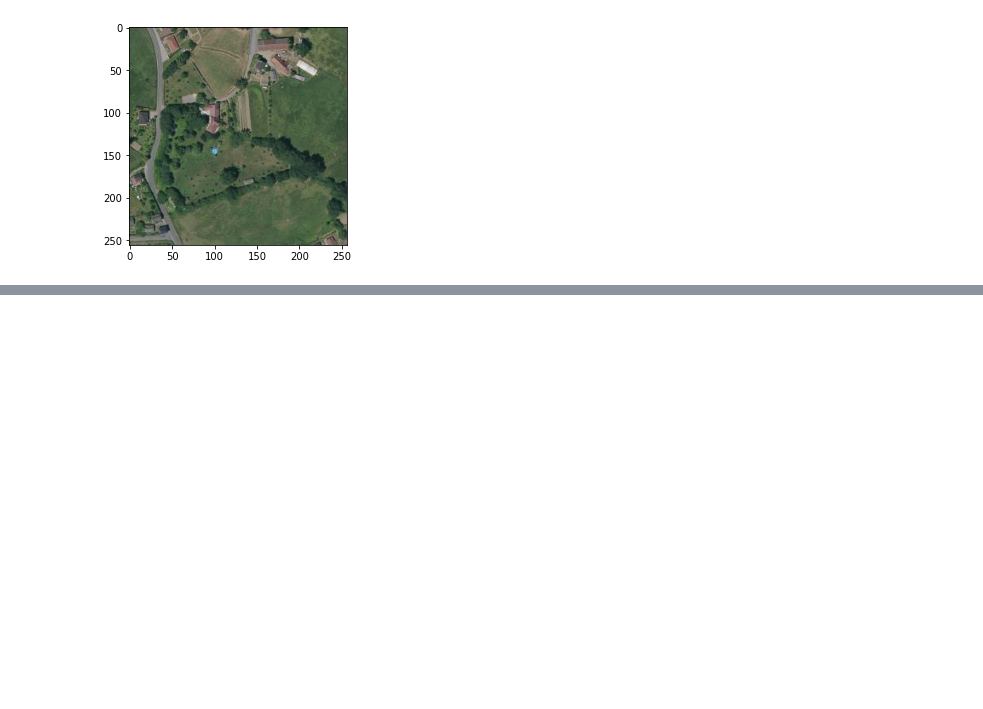
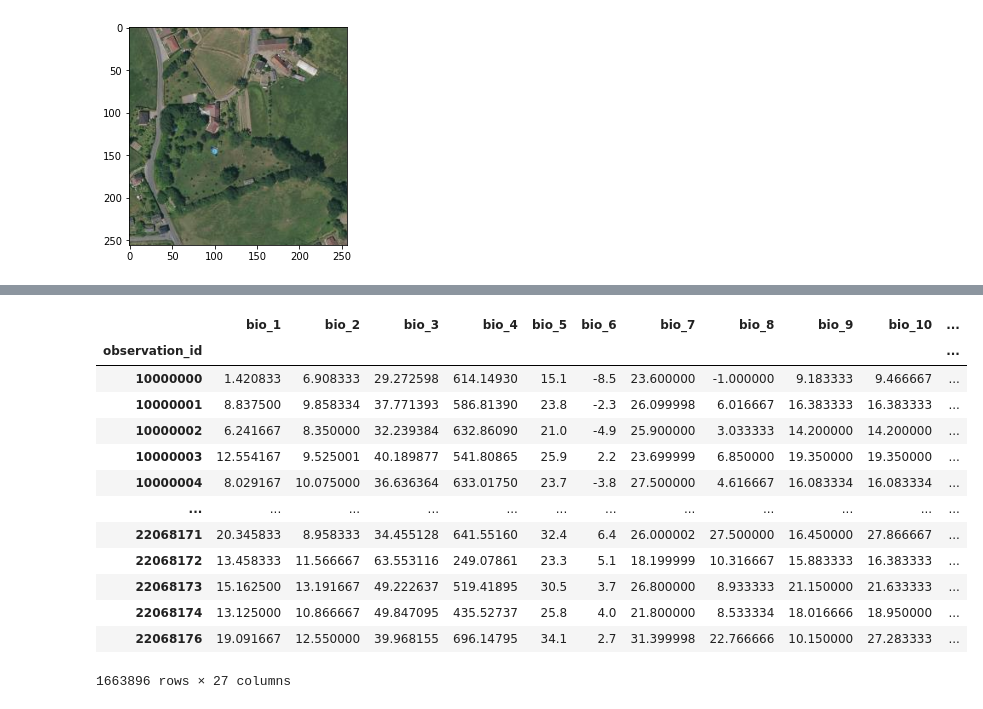
Before and after one commit to enricd/Kaggle_Competitions, a Jupyter notebook: GeoLifeCLEF2022/sensio_approach/sensio_EDA_baseline.ipynb, the cells around one changed output, grey strips where cells are left out. Cells and saved outputs as stored; diff of their text form; code cells hidden in the pictures; blank space fills up the shorter version.

```diff
--- a/GeoLifeCLEF2022/sensio_approach/sensio_EDA_baseline.ipynb
+++ b/GeoLifeCLEF2022/sensio_approach/sensio_EDA_baseline.ipynb
@@ -162,0 +145,18 @@ test: 36421
+# %%
+df_env = pd.read_csv(path /"pre-extracted" / "environmental_vectors.csv", sep=";", index_col="observation_id")
+df_env
+# %% [output]
+|  | bio_1 | bio_2 | bio_3 | bio_4 | bio_5 | bio_6 | bio_7 | bio_8 | bio_9 | bio_10 | ... |
+| observation_id |  |  |  |  |  |  |  |  |  |  | ... |
+| 10000000 | 1.420833 | 6.908333 | 29.272598 | 614.14930 | 15.1 | -8.5 | 23.600000 | -1.000000 | 9.183333 | 9.466667 | ... |
+| 10000001 | 8.837500 | 9.858334 | 37.771393 | 586.81390 | 23.8 | -2.3 | 26.099998 | 6.016667 | 16.383333 | 16.383333 | ... |
+| 10000002 | 6.241667 | 8.350000 | 32.239384 | 632.86090 | 21.0 | -4.9 | 25.900000 | 3.033333 | 14.200000 | 14.200000 | ... |
+| 10000003 | 12.554167 | 9.525001 | 40.189877 | 541.80865 | 25.9 | 2.2 | 23.699999 | 6.850000 | 19.350000 | 19.350000 | ... |
+| 10000004 | 8.029167 | 10.075000 | 36.636364 | 633.01750 | 23.7 | -3.8 | 27.500000 | 4.616667 | 16.083334 | 16.083334 | ... |
+| ... | ... | ... | ... | ... | ... | ... | ... | ... | ... | ... | ... |
+| 22068171 | 20.345833 | 8.958333 | 34.455128 | 641.55160 | 32.4 | 6.4 | 26.000002 | 27.500000 | 16.450000 | 27.866667 | ... |
+| 22068172 | 13.458333 | 11.566667 | 63.553116 | 249.07861 | 23.3 | 5.1 | 18.199999 | 10.316667 | 15.883333 | 16.383333 | ... |
+| 22068173 | 15.162500 | 13.191667 | 49.222637 | 519.41895 | 30.5 | 3.7 | 26.800000 | 8.933333 | 21.150000 | 21.633333 | ... |
+| 22068174 | 13.125000 | 10.866667 | 49.847095 | 435.52737 | 25.8 | 4.0 | 21.800000 | 8.533334 | 18.016666 | 18.950000 | ... |
+| 22068176 | 19.091667 | 12.550000 | 39.968155 | 696.14795 | 34.1 | 2.7 | 31.399998 | 22.766666 | 10.150000 | 27.283333 | ... |
+1663896 rows × 27 columns
```
Also changed, not shown: parts of 13 cells of this notebook, 1 other file.
